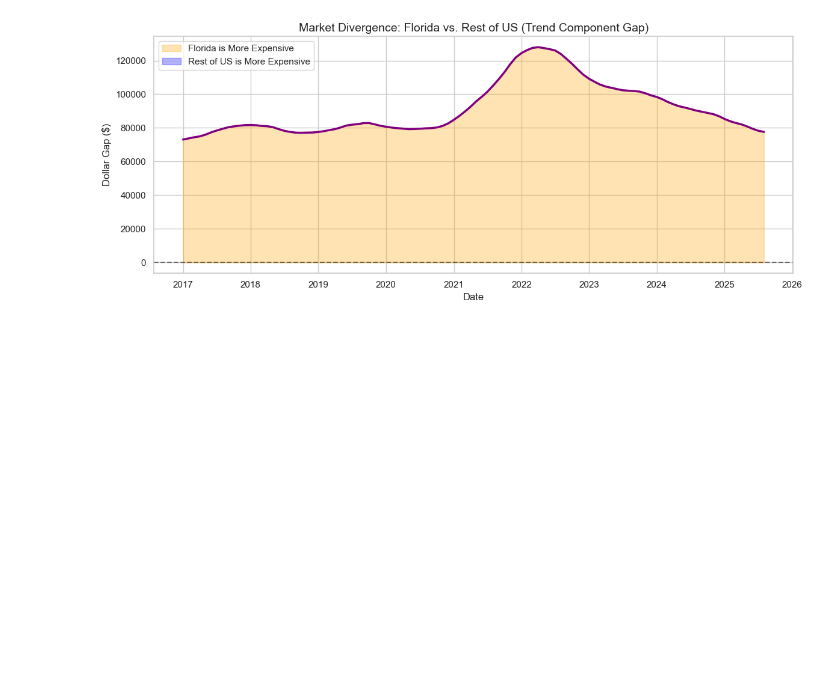
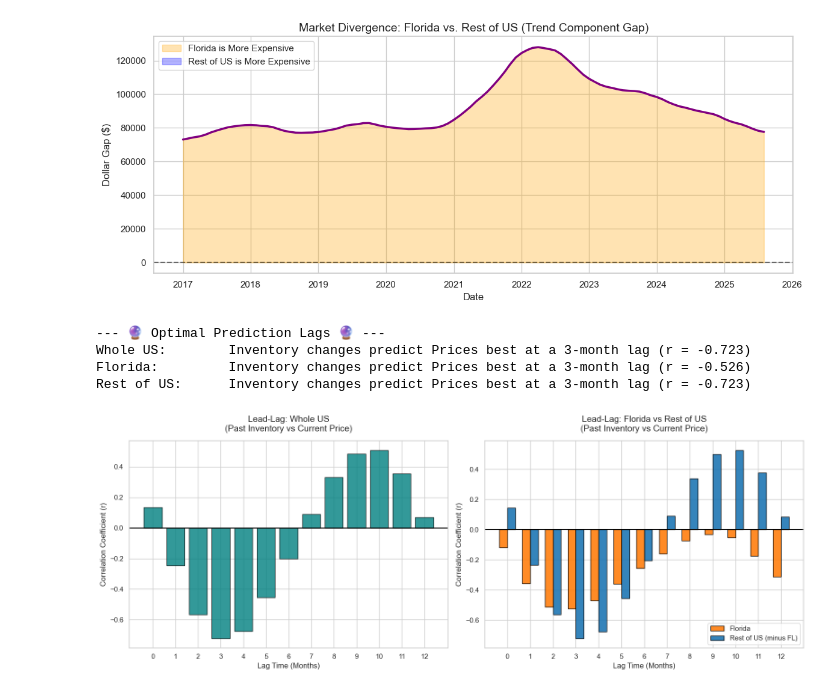
Before and after one commit to walde363/covid-housing-forecast, a Jupyter notebook: notebooks/timeseries.ipynb, the cells around one changed output. Cells and saved outputs as stored; diff of their text form; code cells hidden in the pictures; blank space fills up the shorter version.

Commit message:
updated timeseries notebook and plots

```diff
--- a/notebooks/timeseries.ipynb
+++ b/notebooks/timeseries.ipynb
@@ -313,3 +313,72 @@ p-value: 0.5478
 => Result: NOT Cointegrated.
 => Meaning: Florida is experiencing an independent structural drift that has completely decoupled from the national market baseline.
 [figure]
+# %%
+df = df.dropna(subset=['median_listing_price_mm_x', 'active_listing_count_mm'])
+
+# Helper function to generate stationary series from the MM metrics
+def get_stationary_series(subset):
+    # Group by date to find the typical "median" month-over-month change across the region
+    agg_df = subset.groupby('date')[['median_listing_price_mm_x', 'active_listing_count_mm']].median()
+
+    # Ensure a rigid Month-Start frequency for robust cross-correlation shifting
+    stat_df = agg_df.sort_index().resample('MS').mean().interpolate()
+    return stat_df
+us_df = get_stationary_series(df)
+fl_df = get_stationary_series(df[df['state'] == 'fl'])
+rest_df = get_stationary_series(df[df['state'] != 'fl'])
+# Calculate Cross-Correlations for up to 12 Months of lag
+def calculate_lead_lags(df, lags=12):
+    results = []
+    # Target = Price Change (mm), Predictor = Inventory Change (mm) from lag months ago
+    for lag in range(0, lags + 1):
+        # Shift inventory forward: A negative correlation is expected (shrinking inventory = rising prices)
+        corr = df['median_listing_price_mm_x'].corr(df['active_listing_count_mm'].shift(lag))
+        results.append({'Lag_Months': lag, 'Correlation': corr})
+    return pd.DataFrame(results)
+us_ccf = calculate_lead_lags(us_df)
+fl_ccf = calculate_lead_lags(fl_df)
+rest_ccf = calculate_lead_lags(rest_df)
+
+# Identify the Optimal Predictive Lags
+print("--- 🔮 Optimal Prediction Lags 🔮 ---")
+opt_us = us_ccf.loc[us_ccf['Correlation'].idxmin()]
+print(f"Whole US:        Inventory changes predict Prices best at a {int(opt_us['Lag_Months'])}-month lag (r = {opt_us['Correlation']:.3f})")
+opt_fl = fl_ccf.loc[fl_ccf['Correlation'].idxmin()]
+print(f"Florida:         Inventory changes predict Prices best at a {int(opt_fl['Lag_Months'])}-month lag (r = {opt_fl['Correlation']:.3f})")
+opt_rest = rest_ccf.loc[rest_ccf['Correlation'].idxmin()]
+print(f"Rest of US:      Inventory changes predict Prices best at a {int(opt_rest['Lag_Months'])}-month lag (r = {opt_rest['Correlation']:.3f})\n")
+
+# Plot the Cross-Correlation Bar Charts
+plt.figure(figsize=(16, 6))
+sns.set_theme(style="whitegrid")
+
+# Whole US
+plt.subplot(1, 2, 1)
+plt.bar(us_ccf['Lag_Months'], us_ccf['Correlation'], color='teal', alpha=0.8, edgecolor='black')
+plt.axhline(0, color='black', linewidth=1.5)
+plt.title('Lead-Lag: Whole US\n(Past Inventory vs Current Price)', fontsize=14, pad=15)
+plt.xlabel('Lag Time (Months)')
+plt.ylabel('Correlation Coefficient (r)')
+plt.xticks(range(0, 13))
+
+# Florida vs Rest of US
+plt.subplot(1, 2, 2)
+width = 0.35
+x = np.arange(len(fl_ccf['Lag_Months']))
+plt.bar(x - width/2, fl_ccf['Correlation'], width, label='Florida', color=color_fl, alpha=0.9, edgecolor='black')
+plt.bar(x + width/2, rest_ccf['Correlation'], width, label='Rest of US (minus FL)', color=color_rest, alpha=0.9, edgecolor='black')
+plt.axhline(0, color='black', linewidth=1.5)
+plt.title('Lead-Lag: Florida vs Rest of US\n(Past Inventory vs Current Price)', fontsize=14, pad=15)
+plt.xlabel('Lag Time (Months)')
+plt.ylabel('Correlation Coefficient (r)')
+plt.xticks(x, fl_ccf['Lag_Months'])
+plt.legend(loc='lower right')
+plt.tight_layout()
+plt.show()
+# %% [output]
+--- 🔮 Optimal Prediction Lags 🔮 ---
+Whole US:        Inventory changes predict Prices best at a 3-month lag (r = -0.723)
+Florida:         Inventory changes predict Prices best at a 3-month lag (r = -0.526)
+Rest of US:      Inventory changes predict Prices best at a 3-month lag (r = -0.723)
+[figure, added]
```
Also changed, not shown: parts of 2 cells of this notebook, 2 other files.
